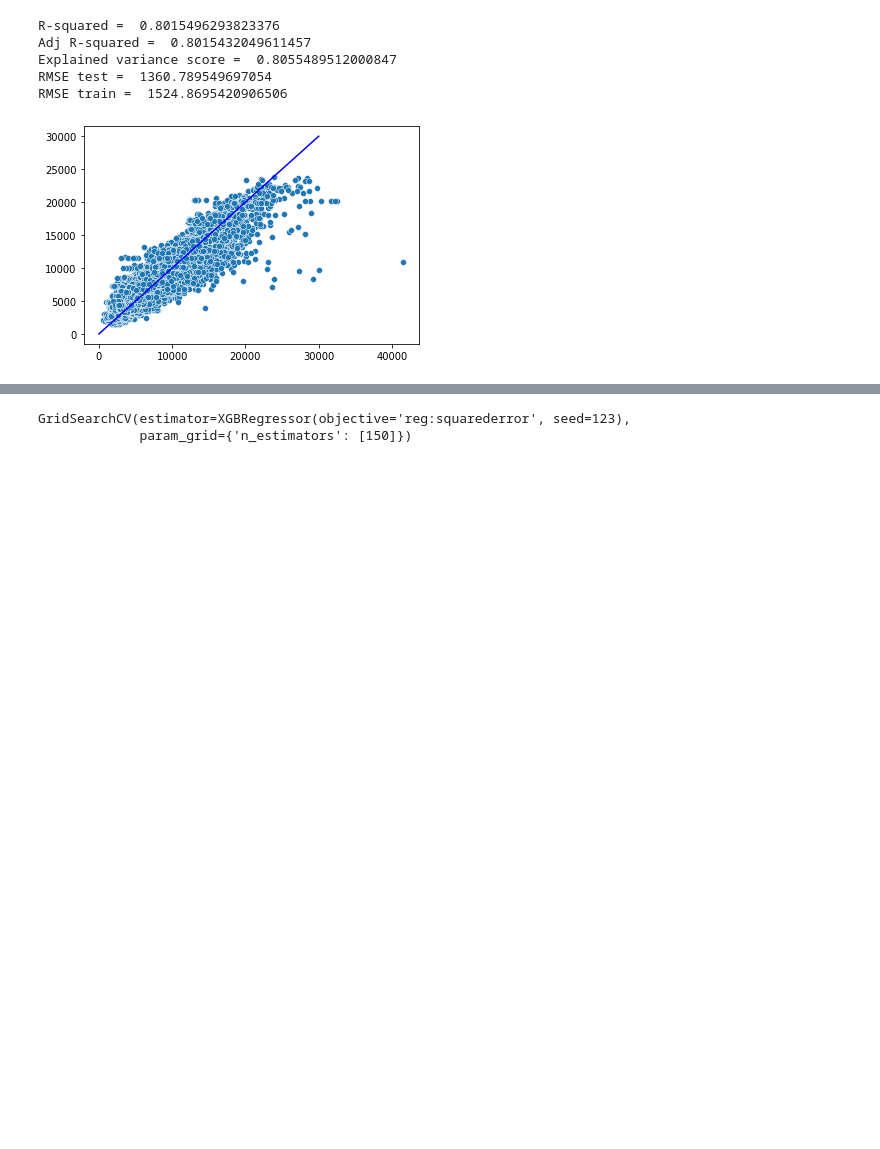
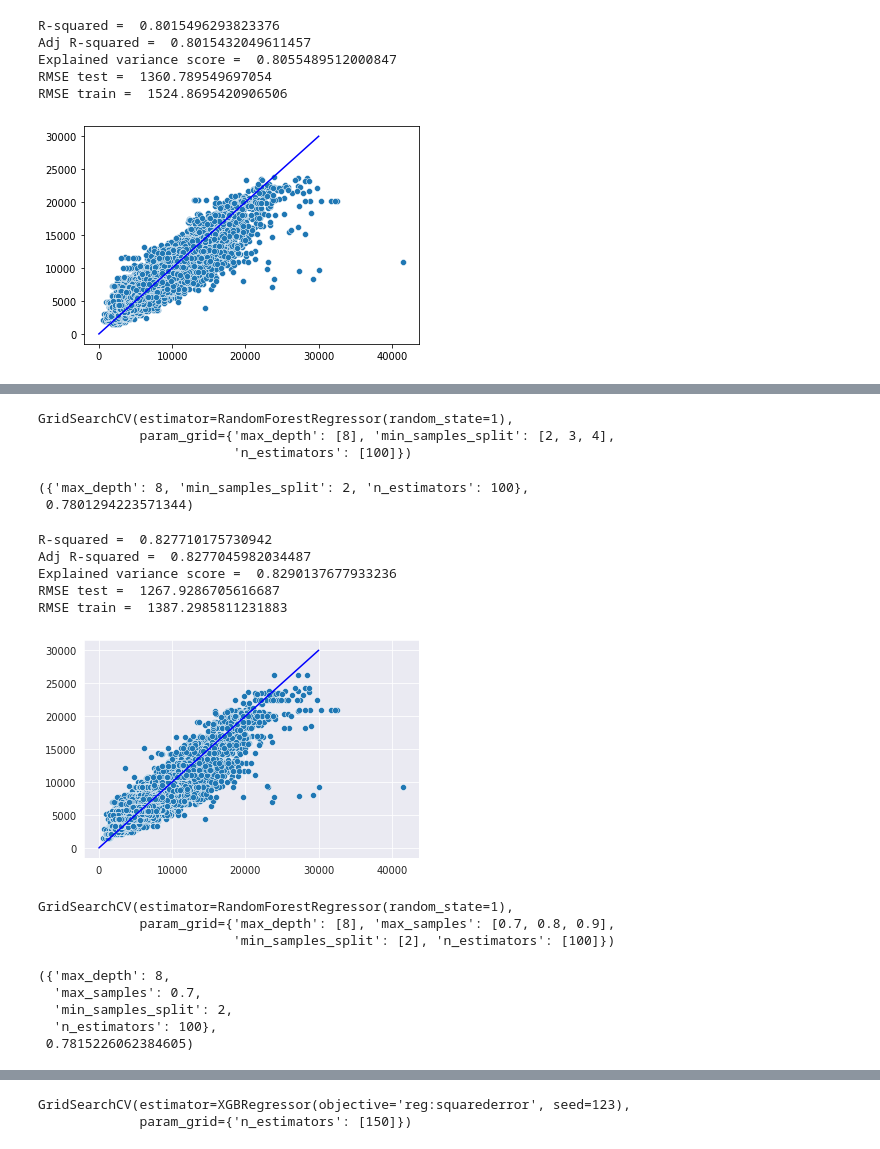
Before and after one commit to AkshayAgr/rossmann-sales-prediction, a Jupyter notebook: Rossmann_Sales_Prediction_Capstone_Project.ipynb, the cells around one changed output, grey strips where cells are left out. Cells and saved outputs as stored; diff of their text form; code cells hidden in the pictures; blank space fills up the shorter version.

```diff
--- a/Rossmann_Sales_Prediction_Capstone_Project.ipynb
+++ b/Rossmann_Sales_Prediction_Capstone_Project.ipynb
@@ -689,0 +756,48 @@ RMSE train =  310.3929277080003
+# %%
+forest_hyper = dict()
+forest_hyper['n_estimators'] = [100]
+forest_hyper['max_depth'] = [8]
+forest_hyper['min_samples_split'] = [2, 3, 4]
+forest_grid3 = GridSearchCV(estimator = forest_regressor, param_grid = forest_hyper)
+
+# fit the regressor with x and y data
+forest_grid3.fit(x_train, y_train.to_numpy().flatten())
+# %% [output]
+GridSearchCV(estimator=RandomForestRegressor(random_state=1),
+             param_grid={'max_depth': [8], 'min_samples_split': [2, 3, 4],
+                         'n_estimators': [100]})
+# %%
+forest_grid3.best_params_, forest_grid3.best_score_
+# %% [output]
+({'max_depth': 8, 'min_samples_split': 2, 'n_estimators': 100},
+ 0.7801294223571344)
+# %%
+y_pred = forest_grid3.predict(x_test)
+y_train_pred = forest_grid3.predict(x_train)
+regression_performance(y_pred, y_train_pred)
+# %% [output]
+R-squared =  0.827710175730942
+Adj R-squared =  0.8277045982034487
+Explained variance score =  0.8290137677933236
+RMSE test =  1267.9286705616687
+RMSE train =  1387.2985811231883
+[figure, added]
+# %%
+forest_hyper['min_samples_split'] = [2]
+forest_hyper['max_samples'] = [0.7, 0.8, 0.9]
+forest_grid4 = GridSearchCV(estimator = forest_regressor, param_grid = forest_hyper)
+
+# fit the regressor with x and y data
+forest_grid4.fit(x_train, y_train.to_numpy().flatten())
+# %% [output]
+GridSearchCV(estimator=RandomForestRegressor(random_state=1),
+             param_grid={'max_depth': [8], 'max_samples': [0.7, 0.8, 0.9],
+                         'min_samples_split': [2], 'n_estimators': [100]})
+# %%
+forest_grid4.best_params_, forest_grid4.best_score_
+# %% [output]
+({'max_depth': 8,
+  'max_samples': 0.7,
+  'min_samples_split': 2,
+  'n_estimators': 100},
+ 0.7815226062384605)
```
Also changed, not shown: parts of 42 cells of this notebook.
